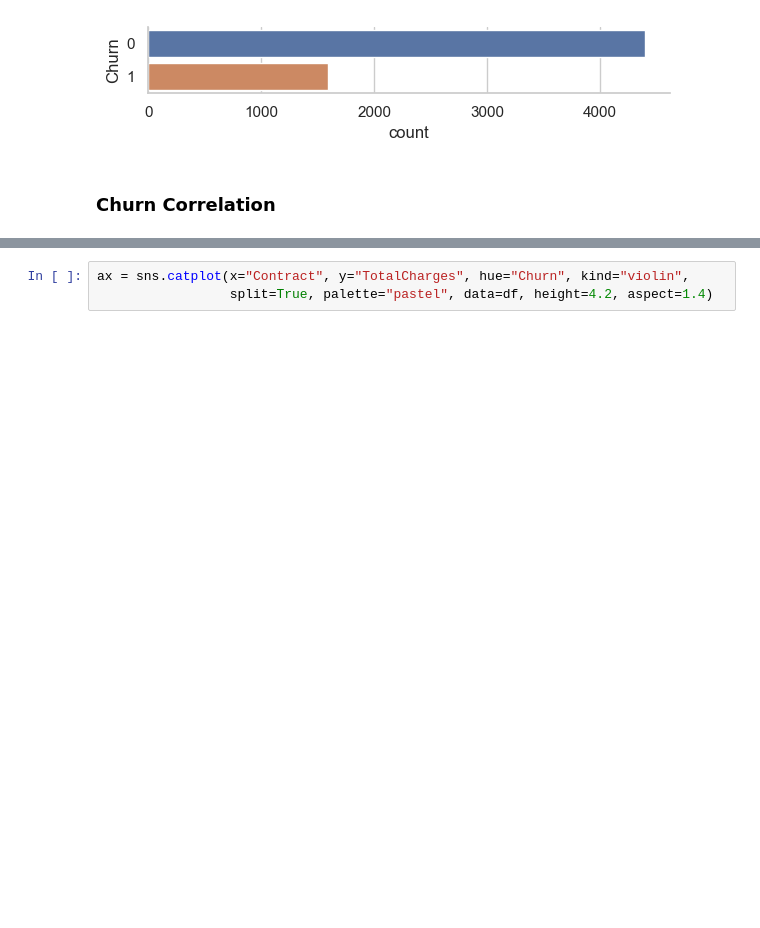
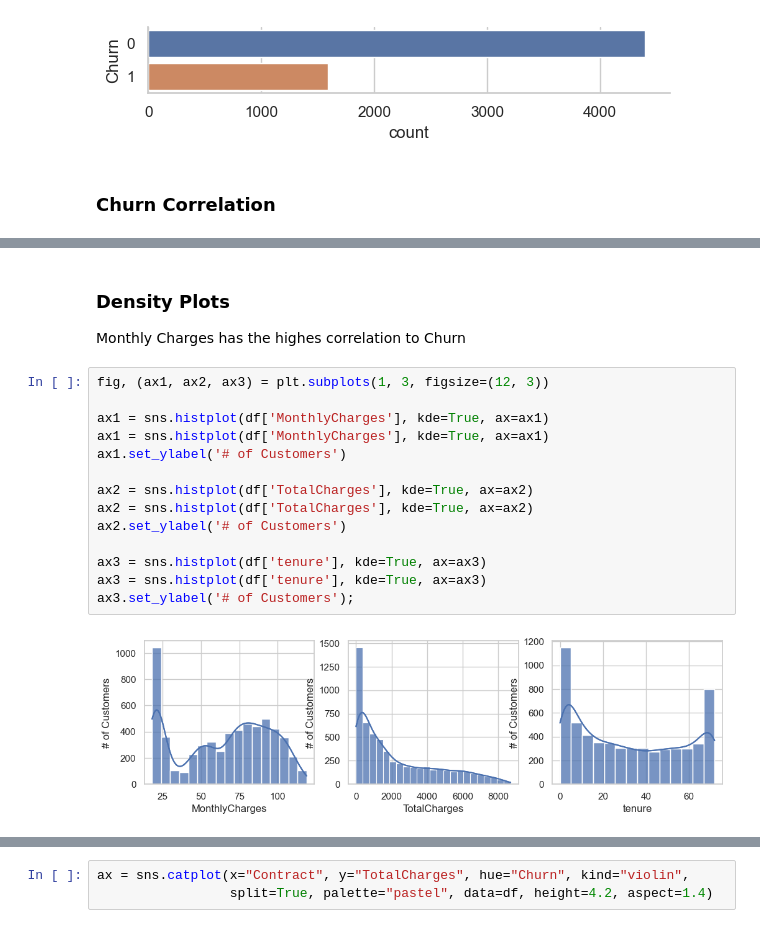
Before and after one commit to dominik117/telcom-churn-case-study, a Jupyter notebook: notebooks/dominik_telecom.ipynb, the cells around one changed output, grey strips where cells are left out. Saved outputs shown, nothing was run; the diff lists cells and outputs as text; blank space fills up the shorter version.

```diff
--- a/notebooks/dominik_telecom.ipynb
+++ b/notebooks/dominik_telecom.ipynb
@@ -101,0 +111,19 @@ plt.axvspan(41.5, 46.5, facecolor='g', alpha=0.5);
+# %% [markdown]
+### Density Plots
+Monthly Charges has the highes correlation to Churn
+# %%
+fig, (ax1, ax2, ax3) = plt.subplots(1, 3, figsize=(12, 3))
+
+ax1 = sns.histplot(df['MonthlyCharges'], kde=True, ax=ax1)
+ax1 = sns.histplot(df['MonthlyCharges'], kde=True, ax=ax1)
+ax1.set_ylabel('# of Customers')
+
+ax2 = sns.histplot(df['TotalCharges'], kde=True, ax=ax2)
+ax2 = sns.histplot(df['TotalCharges'], kde=True, ax=ax2)
+ax2.set_ylabel('# of Customers')
+
+ax3 = sns.histplot(df['tenure'], kde=True, ax=ax3)
+ax3 = sns.histplot(df['tenure'], kde=True, ax=ax3)
+ax3.set_ylabel('# of Customers');
+# %% [output]
+[figure, added]
```
Also changed, not shown: parts of 13 cells of this notebook.
